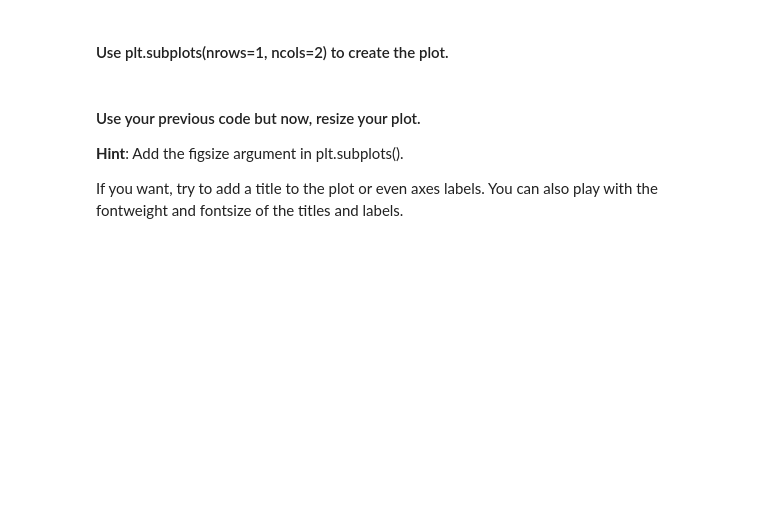
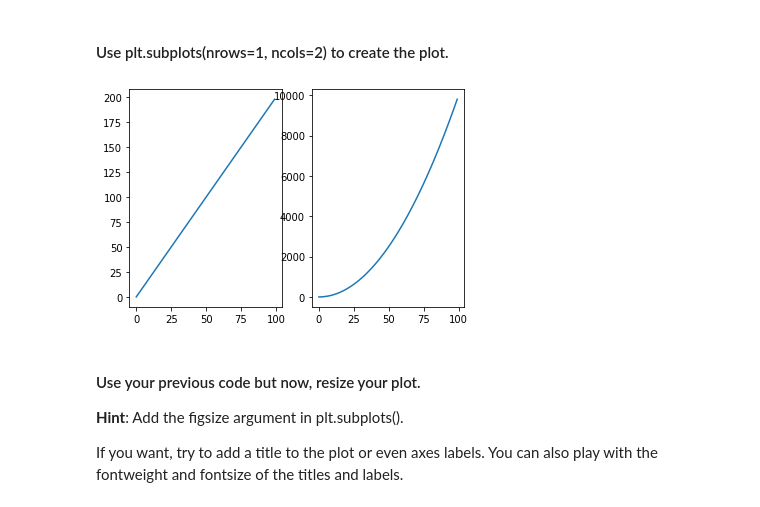
Before and after one commit to ta-datapt-bcn/lab-matplotlib-seaborn, a Jupyter notebook: your-code/main.ipynb, the cells around one changed output. Cells and saved outputs as stored; diff of their text form; code cells hidden in the pictures; blank space fills up the shorter version.

```diff
--- a/your-code/main.ipynb
+++ b/your-code/main.ipynb
@@ -32,3 +43,13 @@ Also, play around with the linewidth and style. Use the ones you're most happy w
+# %%
+# Method 2
+(fig,[ax1,ax2]) = plt.subplots(1, 2)
+
+ax1.plot(x,y)
+ax2.plot(x,z)
+
+plt.show()
+# %% [output]
+[figure, added]
 # %% [markdown]
 #### Use your previous code but now, resize your plot.
 **Hint**: Add the figsize argument in plt.subplots().
```
Also changed, not shown: parts of 47 cells of this notebook, 5 other files.
